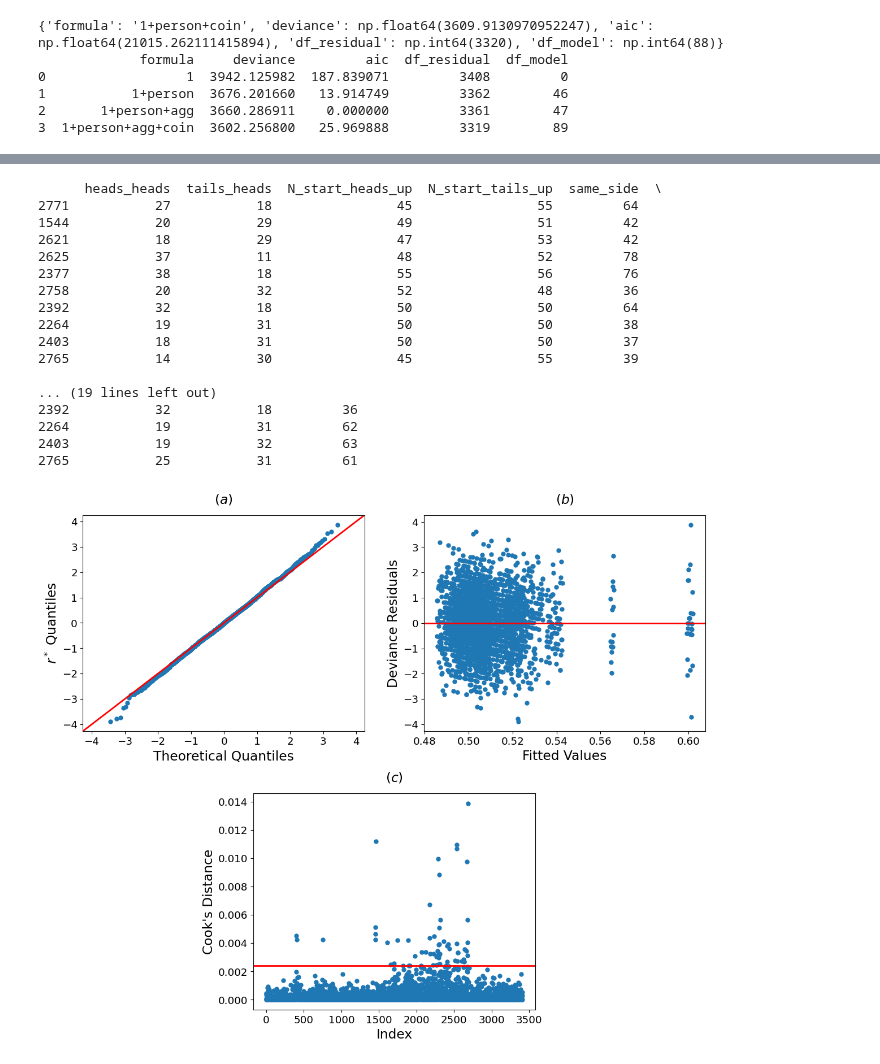
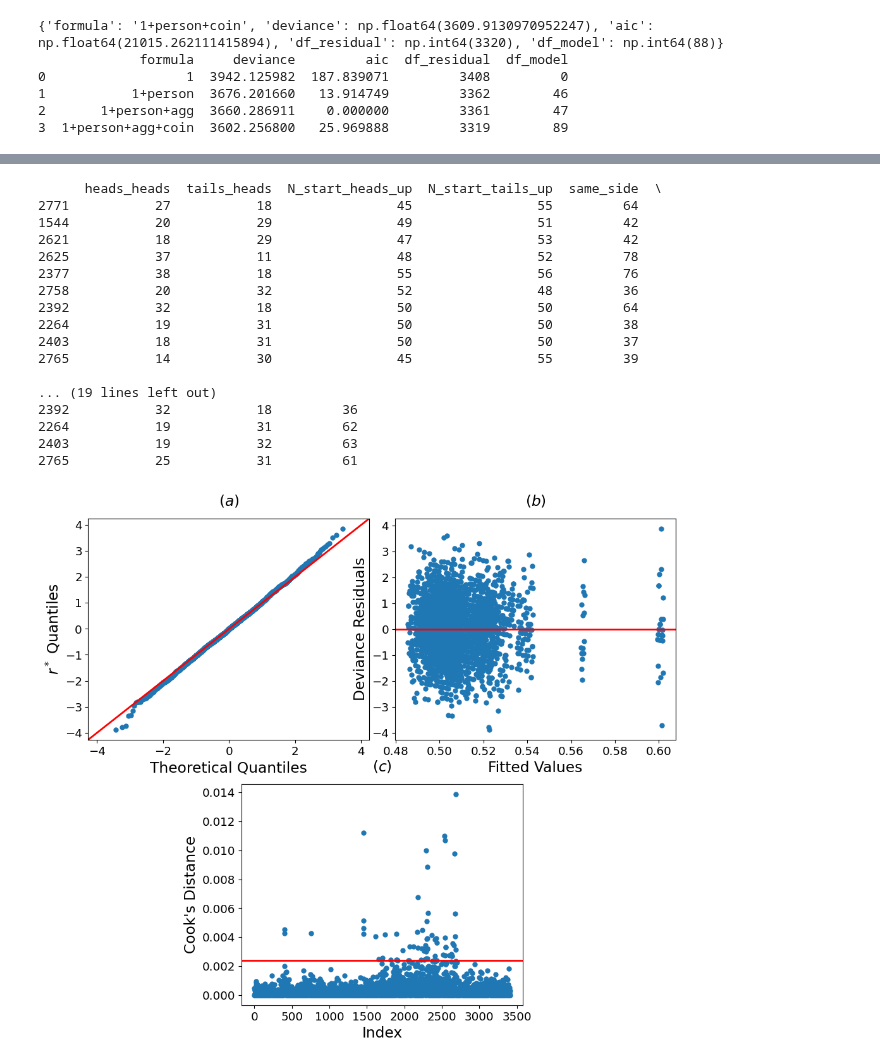
Before and after one commit to Tiddy-Fje/coin-data-regression, a Jupyter notebook: code/glm_analysis.ipynb, the cells around one changed output, grey strips where cells are left out. Cells and saved outputs as stored; diff of their text form; code cells hidden in the pictures.

```diff
--- a/code/glm_analysis.ipynb
+++ b/code/glm_analysis.ipynb
@@ -9,7 +9,7 @@ import seaborn as sb
 from utils import process_data, deviance_analysis, residual_vs_covariate
 # %%
 
-data, info = process_data('df-time-agg', keep_coins=5, keep_persons=5, drop_ingeborg=True, drop_lonely=False)
+data, info = process_data('df-time-agg', keep_coins=1, keep_persons=1, drop_ingeborg=True, drop_lonely=False)
 print(data.head())
 # %% [output]
    heads_heads  tails_heads  N_start_heads_up  N_start_tails_up  same_side  \
@@ -223,11 +212,9 @@ Outlier number 1:  coin[T.0.02EUR]
 # %%
-# can add plot of residuals vs fitted values/linear predictor or covariates
-# do also as function of person and coin
 # Cook with davi threshold (8/(n-2p))
 
 def diagnostic_plots( results, ax=None ):
     if ax is None :
-        fig = plt.figure(figsize=(12, 10), layout='tight')
+        fig = plt.figure(figsize=(12, 10))
 
         gs = GridSpec(2, 4, figure=fig, )
         ax1 = fig.add_subplot(gs[0,0:2])
@@ -249,14 +236,9 @@ def diagnostic_plots( results, ax=None ):
     influence['leverage'] = leverage
     influence['cooks_d'] = influence_inst.cooks_distance[0]
 
-    #sm.qqplot(influence['stud_pea_resid'], line ='45', ax=ax1)
     sm.qqplot(influence['davison_resid'], line ='45', ax=ax1)
     ax1.set_ylabel('$r^*$ Quantiles')
     ax1.set_title('$(a)$', pad=15)
-
-    #influence_inst.plot_influence(size=20, ax=ax[2])
-    #ax[2].set_title('$(c)$', pad=15)
-    #ax[2].set_ylabel('Studentized Pearson Residuals')
 
     fitted = results.fittedvalues
     ax2.scatter( fitted, resid_dev )
@@ -276,36 +258,36 @@ def diagnostic_plots( results, ax=None ):
     ax3.set_title('$(c)$', pad=15)
 
     return [ax1, ax2, ax3], influence
 
 
 ax, influence = diagnostic_plots( results_person_time )
-plt.savefig('../figures/GLM_diagnostics.png', dpi=300)
+plt.savefig('../figures/glm_diagnostics.png', dpi=300)
 
 inds = np.flip( np.argsort(influence['cooks_d']) )
 print(data.iloc[inds[:10]])
 
 
 ax = residual_vs_covariate( results_person_time, data )
-plt.savefig('../figures/dev_resid_vs_covariates.png', dpi=300)
+plt.savefig('../figures/glm_dev_resid_vs_covariates.png', dpi=300)
 # %% [output]
       heads_heads  tails_heads  N_start_heads_up  N_start_tails_up  same_side  \
 2771           27           18                45                55         64
 1544           20           29                49                51         42
 2621           18           29                47                53         42
 2625           37           11                48                52         78
 2377           38           18                55                56         76
 2758           20           32                52                48         36
 2392           32           18                50                50         64
 2264           19           31                50                50         38
 2403           18           31                50                50         37
 2765           14           30                45                55         39
 
 ... (19 lines left out)
 2392           32           18         36
 2264           19           31         62
 2403           19           32         63
 2765           25           31         61
-[figure, old version]
+[figure, new version]
 [figure]
 # %%
 # add 95% CI for the predicted values (since number of people decreases with flips)
```
Also changed, not shown: parts of 3 cells of this notebook, 15 other files.
